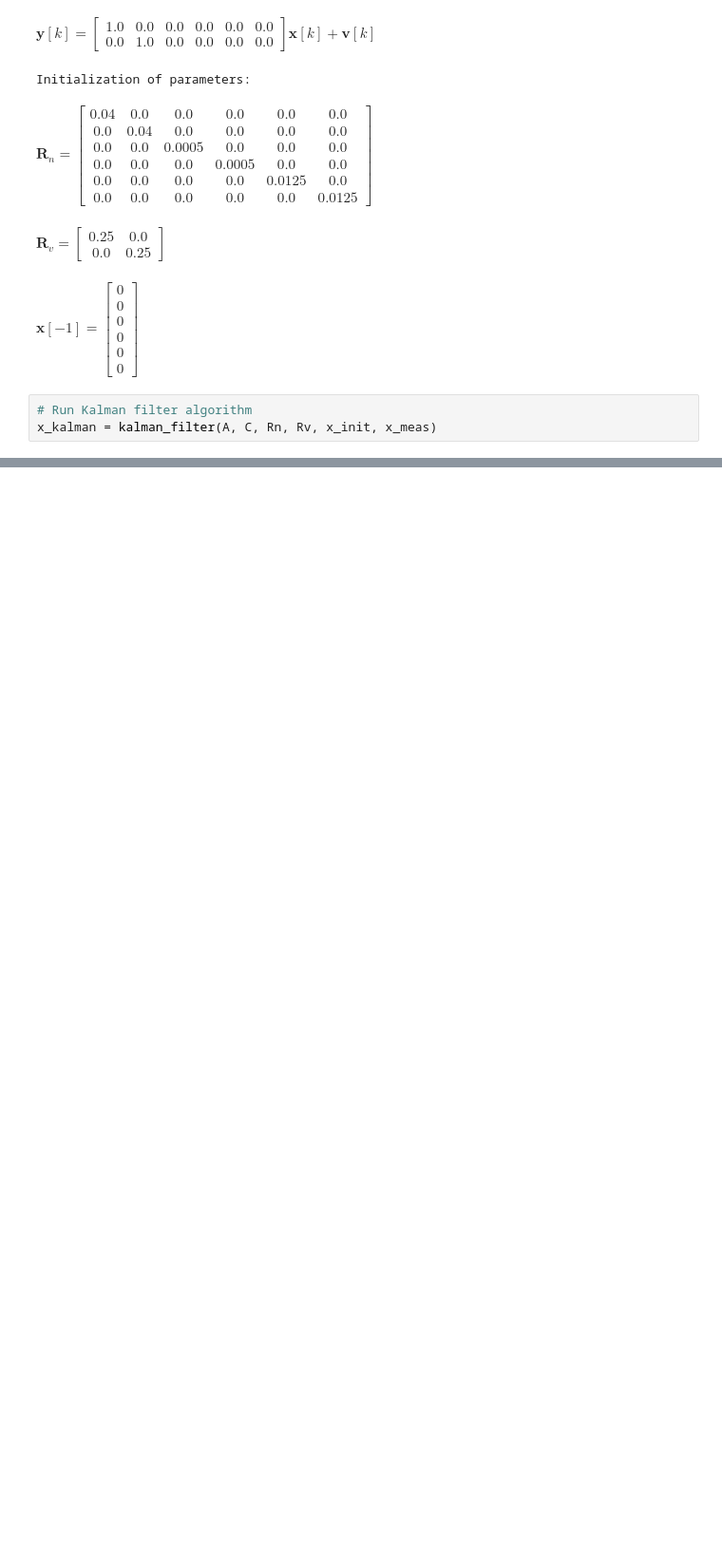
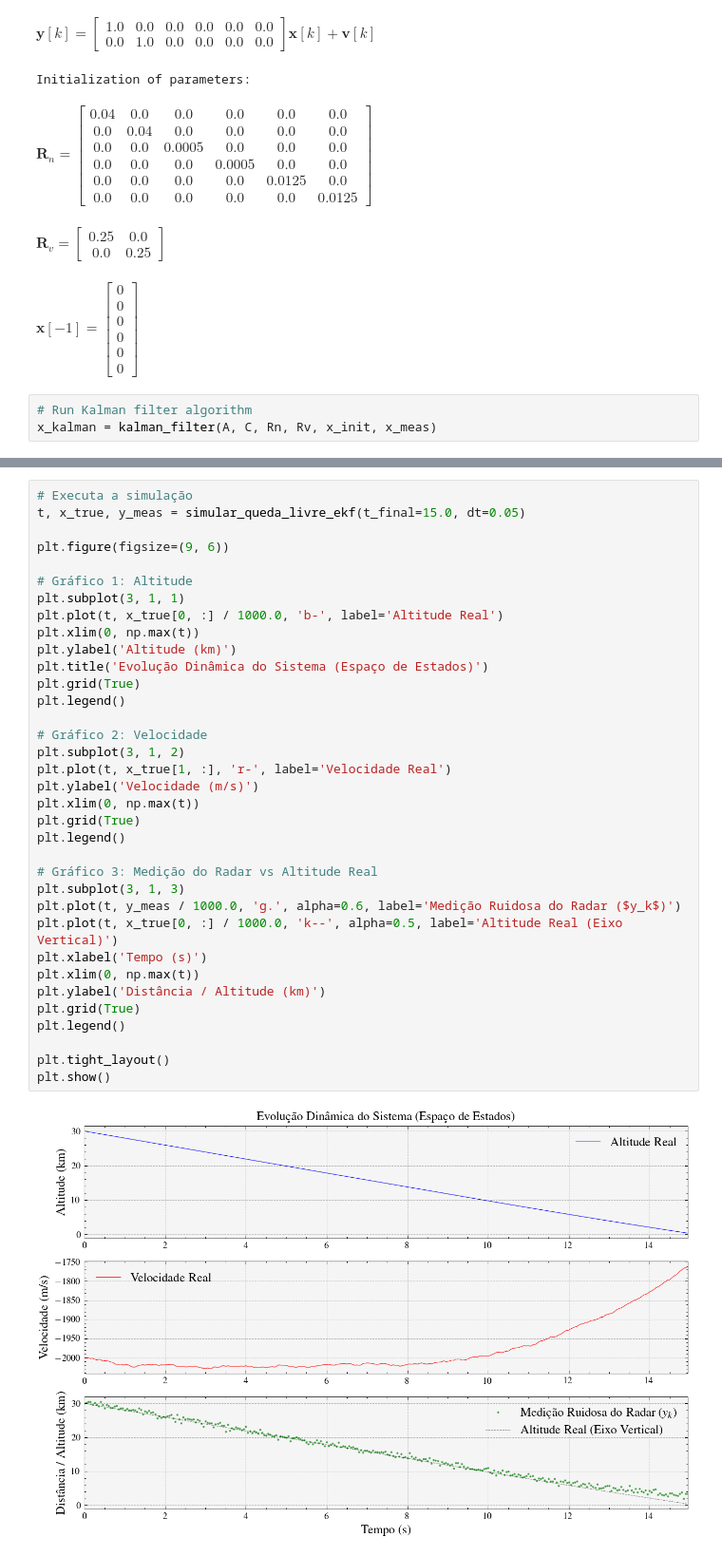
Before and after one commit to edsonportosilva/AdaptiveSignalProcessing, a Jupyter notebook: notebooks/7. Kalman filters.ipynb, the cells around one changed output, grey strips where cells are left out. Shown at 95% size. Saved outputs shown, nothing was run; the diff lists cells and outputs as text; blank space fills up the shorter version.

```diff
--- a/notebooks/7. Kalman filters.ipynb
+++ b/notebooks/7. Kalman filters.ipynb
@@ -460,0 +607,37 @@ plt.grid()
+# %%
+# Executa a simulação
+t, x_true, y_meas = simular_queda_livre_ekf(t_final=15.0, dt=0.05)
+
+plt.figure(figsize=(9, 6))
+
+# Gráfico 1: Altitude
+plt.subplot(3, 1, 1)
+plt.plot(t, x_true[0, :] / 1000.0, 'b-', label='Altitude Real')
+plt.xlim(0, np.max(t))
+plt.ylabel('Altitude (km)')
+plt.title('Evolução Dinâmica do Sistema (Espaço de Estados)')
+plt.grid(True)
+plt.legend()
+
+# Gráfico 2: Velocidade
+plt.subplot(3, 1, 2)
+plt.plot(t, x_true[1, :], 'r-', label='Velocidade Real')
+plt.ylabel('Velocidade (m/s)')
+plt.xlim(0, np.max(t))
+plt.grid(True)
+plt.legend()
+
+# Gráfico 3: Medição do Radar vs Altitude Real
+plt.subplot(3, 1, 3)
+plt.plot(t, y_meas / 1000.0, 'g.', alpha=0.6, label='Medição Ruidosa do Radar ($y_k$)')
+plt.plot(t, x_true[0, :] / 1000.0, 'k--', alpha=0.5, label='Altitude Real (Eixo Vertical)')
+plt.xlabel('Tempo (s)')
+plt.xlim(0, np.max(t))
+plt.ylabel('Distância / Altitude (km)')
+plt.grid(True)
+plt.legend()
+
+plt.tight_layout()
+plt.show()
+# %% [output]
+[figure, added]
```
Also changed, not shown: parts of 4 cells of this notebook.
